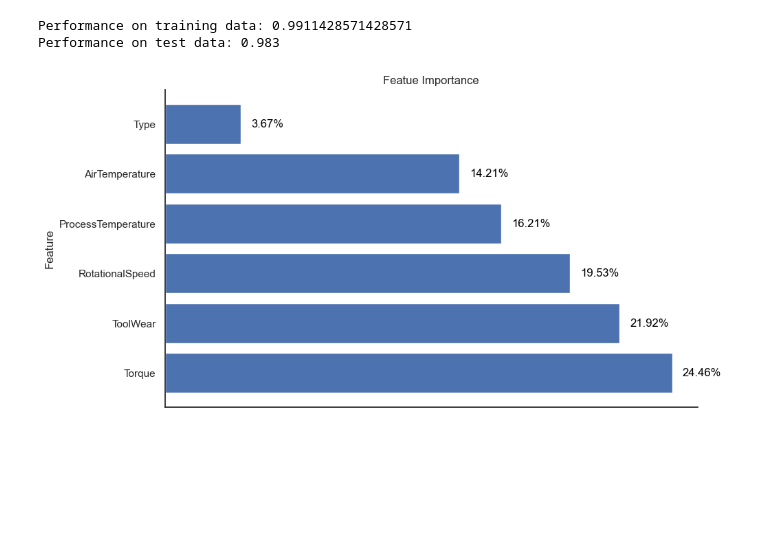
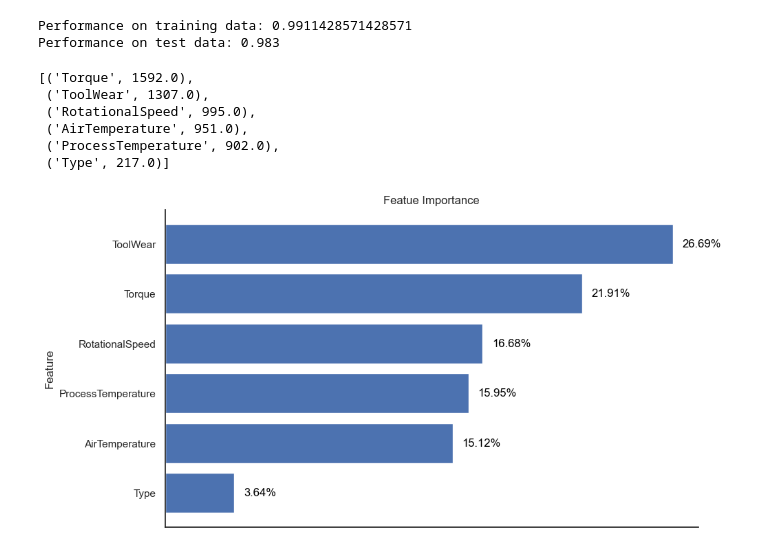
Before and after one commit to anamariapego/MachinePredictiveMaintenance, a Jupyter notebook: analytics.ipynb, the cells around one changed output. Drawn from its saved outputs; the diff is of its cells as text; code cells hidden in the pictures; blank space fills up the shorter version.

```diff
--- a/analytics.ipynb
+++ b/analytics.ipynb
@@ -372,24 +383,33 @@ Performance on test data: 0.983
 importance = xgb.get_booster().get_score(importance_type='weight')
 
 # feature name and the importance
-features = [x[0] for x in sorted_importance]
-importances = [x[1] for x in sorted_importance]
+features = [feature for feature in importance.keys()]
+importances = [importance[feature] for feature in features]
+# %%
+sorted_importance
+# %% [output]
+[('Torque', 1592.0),
+ ('ToolWear', 1307.0),
+ ('RotationalSpeed', 995.0),
+ ('AirTemperature', 951.0),
+ ('ProcessTemperature', 902.0),
+ ('Type', 217.0)]
 # %%
 # graph
-importances_percentage = [(imp / sum(importances)) * 100 for imp in importances]
+importances_percentage =sorted([(imp / sum(importances)) * 100 for imp in importances])
 
 plt.figure(figsize=(10, 6))
 sns.set_style("white")
 bars = plt.barh(features, importances_percentage)
 
 for bar, importance in zip(bars, importances_percentage):
     plt.text(bar.get_width() + 0.5, bar.get_y() + bar.get_height()/2, f'{importance:.2f}%',
              va='center', ha='left', color='black')
 
 plt.gca().axes.get_xaxis().set_visible(False)
 plt.ylabel('Feature')
 plt.title('Featue Importance')
 sns.despine()
 plt.show()
 # %% [output]
-[figure, old version]
+[figure, new version]
```
Also changed, not shown: parts of 9 cells of this notebook.
